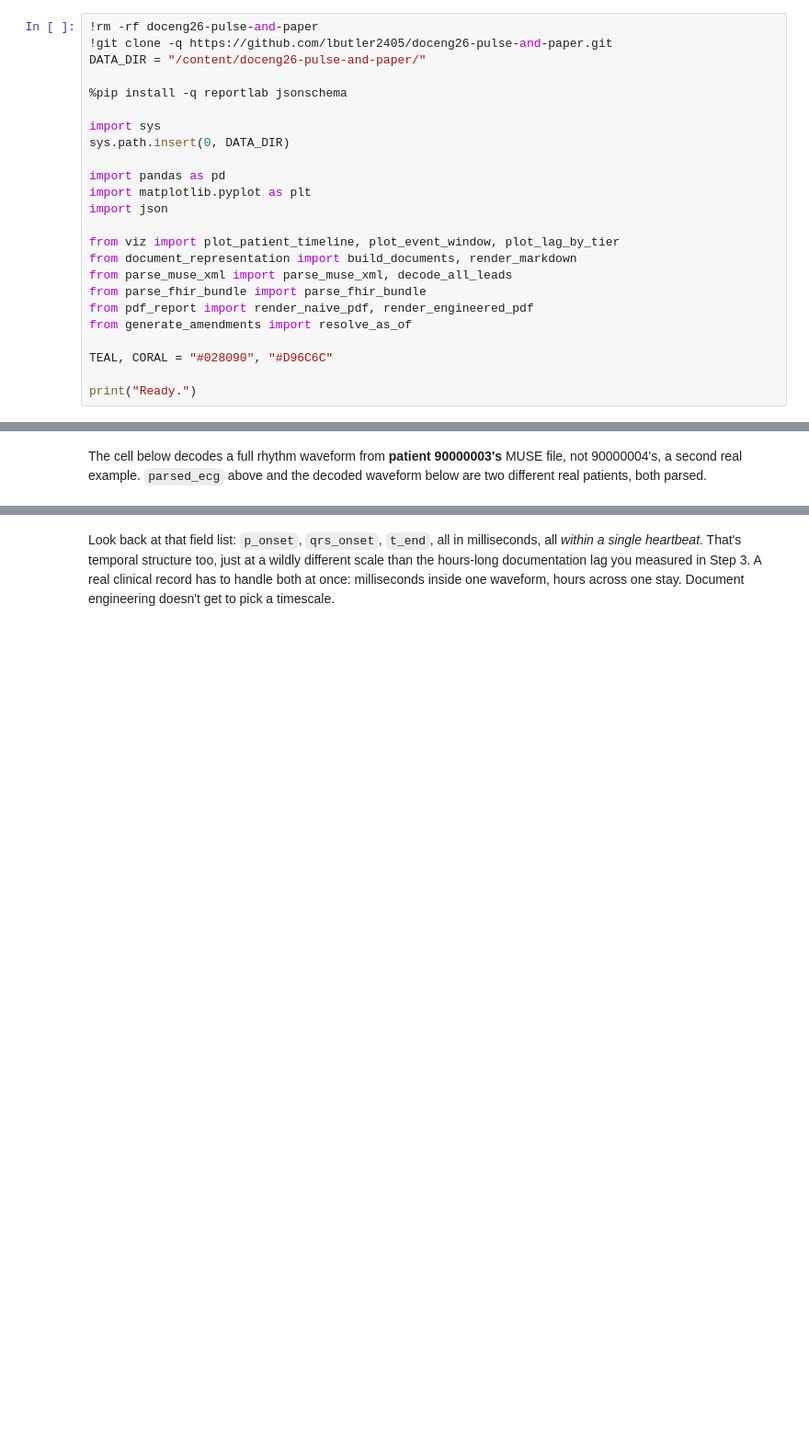
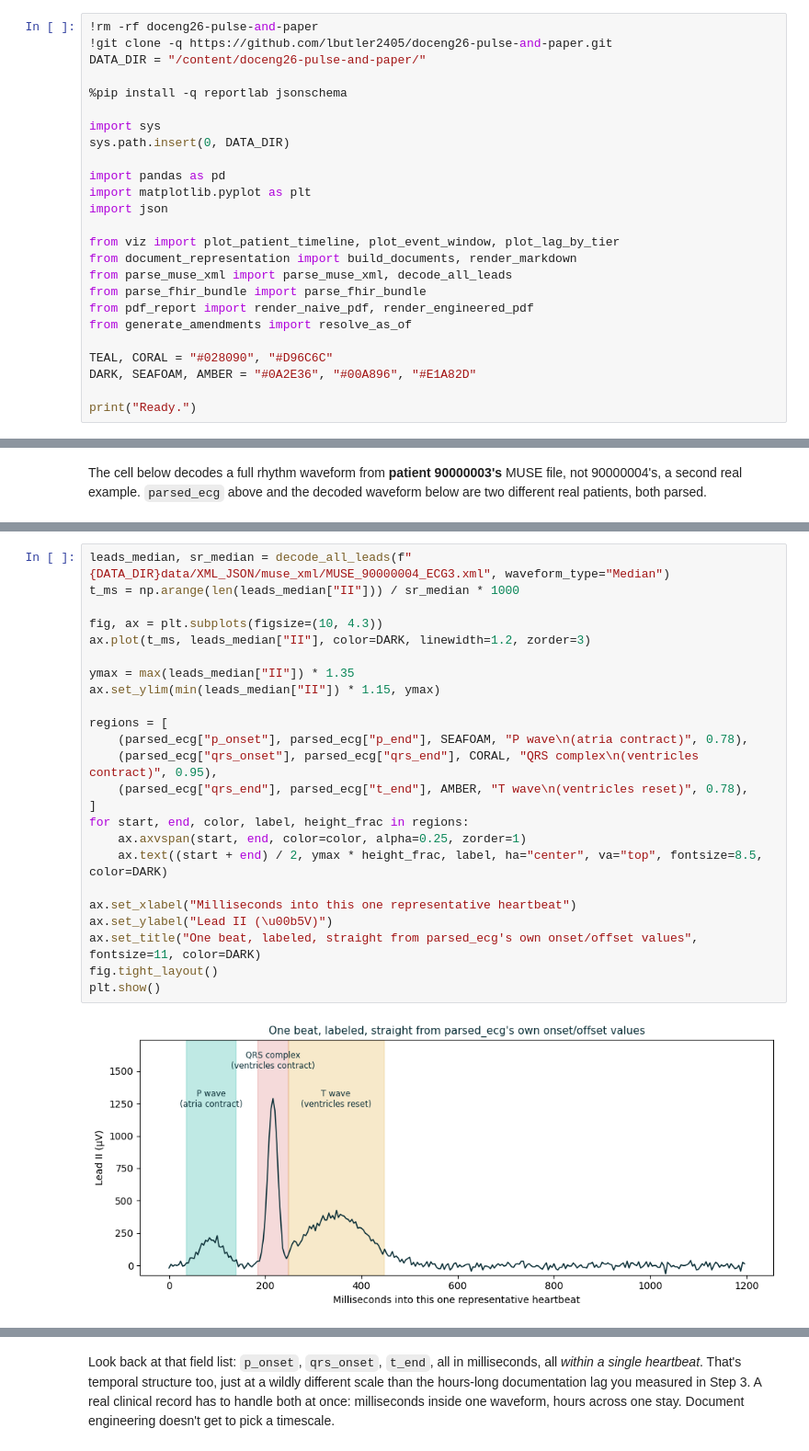
Before and after one commit to lbutler2405/doceng26-pulse-and-paper, a Jupyter notebook: Notebooks/block1_meet_your_patient.ipynb, the cells around one changed output, grey strips where cells are left out. Shown at 92% size. Drawn from its saved outputs; the diff is of its cells as text; blank space fills up the shorter version.

```diff
--- a/Notebooks/block1_meet_your_patient.ipynb
+++ b/Notebooks/block1_meet_your_patient.ipynb
@@ -41,6 +41,7 @@ from pdf_report import render_naive_pdf, render_engineered_pdf
 from generate_amendments import resolve_as_of
 
 TEAL, CORAL = "#028090", "#D96C6C"
+DARK, SEAFOAM, AMBER = "#0A2E36", "#00A896", "#E1A82D"
 
 print("Ready.")
 # %% [output]
@@ -206,0 +247,26 @@ Leads available in this file: I, II, V1, V2, V3, V4, V5, V6
+# %%
+leads_median, sr_median = decode_all_leads(f"{DATA_DIR}data/XML_JSON/muse_xml/MUSE_90000004_ECG3.xml", waveform_type="Median")
+t_ms = np.arange(len(leads_median["II"])) / sr_median * 1000
+
+fig, ax = plt.subplots(figsize=(10, 4.3))
+ax.plot(t_ms, leads_median["II"], color=DARK, linewidth=1.2, zorder=3)
+
+ymax = max(leads_median["II"]) * 1.35
+ax.set_ylim(min(leads_median["II"]) * 1.15, ymax)
+
+regions = [
+    (parsed_ecg["p_onset"], parsed_ecg["p_end"], SEAFOAM, "P wave\n(atria contract)", 0.78),
+    (parsed_ecg["qrs_onset"], parsed_ecg["qrs_end"], CORAL, "QRS complex\n(ventricles contract)", 0.95),
+    (parsed_ecg["qrs_end"], parsed_ecg["t_end"], AMBER, "T wave\n(ventricles reset)", 0.78),
+]
+for start, end, color, label, height_frac in regions:
+    ax.axvspan(start, end, color=color, alpha=0.25, zorder=1)
+    ax.text((start + end) / 2, ymax * height_frac, label, ha="center", va="top", fontsize=8.5, color=DARK)
+
+ax.set_xlabel("Milliseconds into this one representative heartbeat")
+ax.set_ylabel("Lead II (\u00b5V)")
+ax.set_title("One beat, labeled, straight from parsed_ecg's own onset/offset values", fontsize=11, color=DARK)
+fig.tight_layout()
+plt.show()
+# %% [output]
+[figure, added]
```
Also changed, not shown: parts of 15 cells of this notebook.
